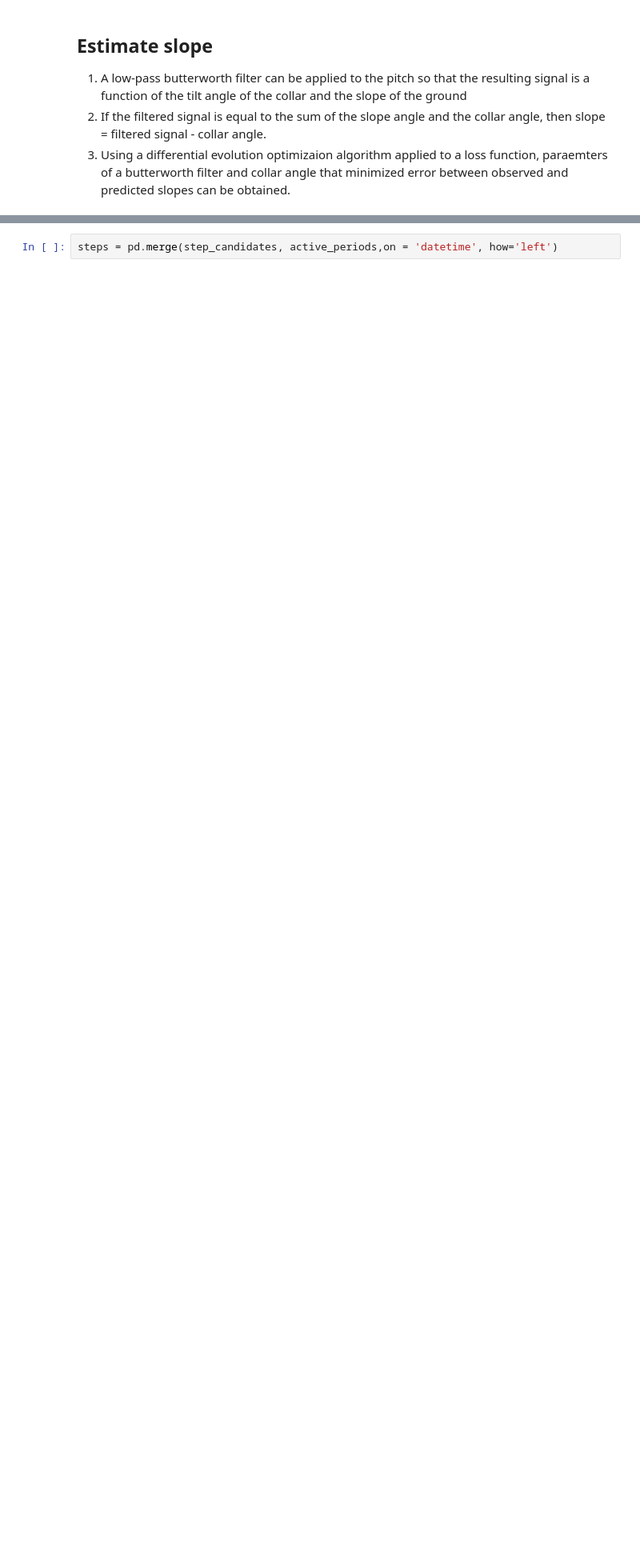
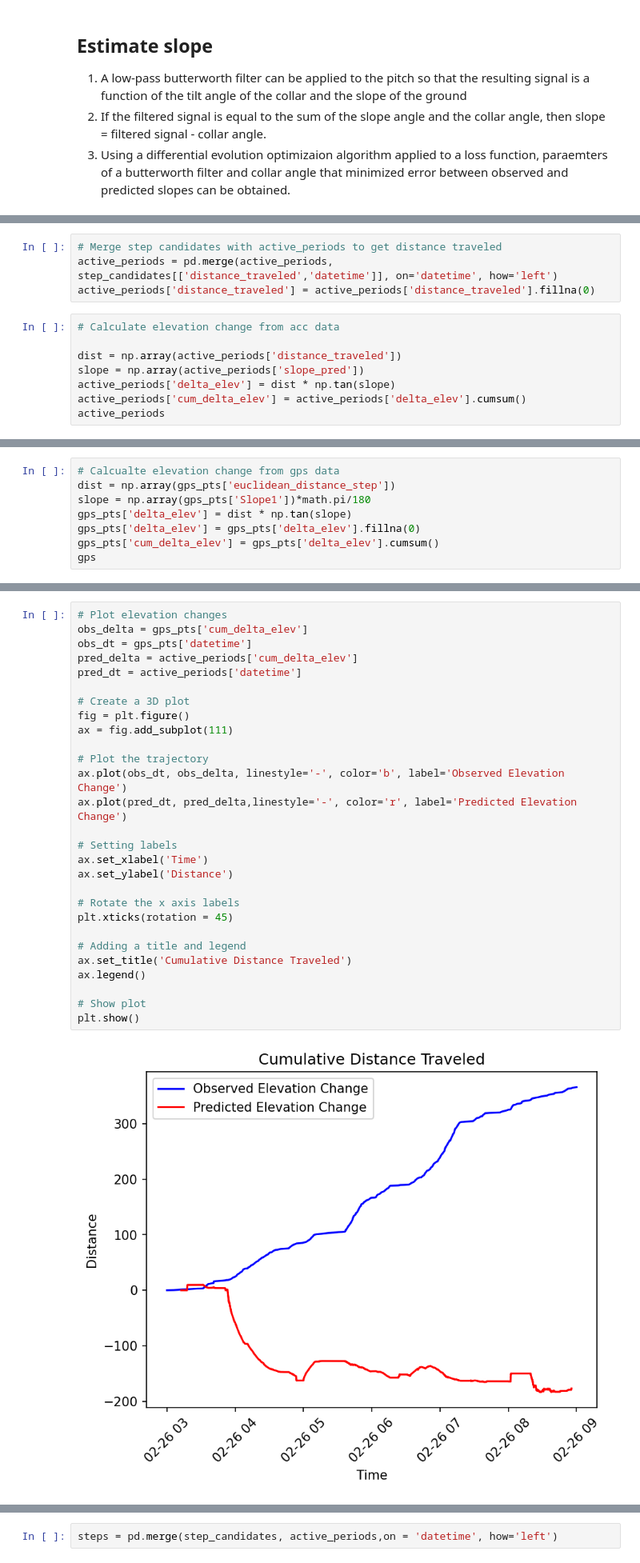
Before and after one commit to rhemitoth/Dead_Reckoning_Python, a Jupyter notebook: StepCount.ipynb, the cells around one changed output, grey strips where cells are left out. Shown: that part at 80% size. Cells and saved outputs as stored; diff of their text form; blank space fills up the shorter version.

Commit message:
slope vs elev

```diff
--- a/StepCount.ipynb
+++ b/StepCount.ipynb
@@ -757,0 +752,12 @@ plt.show()
+# %%
+# Merge step candidates with active_periods to get distance traveled
+active_periods = pd.merge(active_periods, step_candidates[['distance_traveled','datetime']], on='datetime', how='left')
+active_periods['distance_traveled'] = active_periods['distance_traveled'].fillna(0)
+# %%
+# Calculate elevation change from acc data
+
+dist = np.array(active_periods['distance_traveled'])
+slope = np.array(active_periods['slope_pred'])
+active_periods['delta_elev'] = dist * np.tan(slope)
+active_periods['cum_delta_elev'] = active_periods['delta_elev'].cumsum()
+active_periods
@@ -757,0 +778,8 @@ plt.show()
+# %%
+# Calcualte elevation change from gps data
+dist = np.array(gps_pts['euclidean_distance_step'])
+slope = np.array(gps_pts['Slope1'])*math.pi/180
+gps_pts['delta_elev'] = dist * np.tan(slope)
+gps_pts['delta_elev'] = gps_pts['delta_elev'].fillna(0)
+gps_pts['cum_delta_elev'] = gps_pts['delta_elev'].cumsum()
+gps
@@ -758,3 +800,33 @@ plt.show()
+# %%
+# Plot elevation changes
+obs_delta = gps_pts['cum_delta_elev']
+obs_dt = gps_pts['datetime']
+pred_delta = active_periods['cum_delta_elev']
+pred_dt = active_periods['datetime']
+
+# Create a 3D plot
+fig = plt.figure()
+ax = fig.add_subplot(111)
+
+# Plot the trajectory
+ax.plot(obs_dt, obs_delta, linestyle='-', color='b', label='Observed Elevation Change')
+ax.plot(pred_dt, pred_delta,linestyle='-', color='r', label='Predicted Elevation Change')
+
+# Setting labels
+ax.set_xlabel('Time')
+ax.set_ylabel('Distance')
+
+# Rotate the x axis labels
+plt.xticks(rotation = 45)
+
+# Adding a title and legend
+ax.set_title('Cumulative Distance Traveled')
+ax.legend()
+
+# Show plot
+plt.show()
+# %% [output]
+[figure, added]
 # %% [markdown]
 ## Estimate Energy Expenditure
 - Energy expenditure can be estimated using the same activation-relaxation cycling model (ARC model) employed by Berti et al. under the ENERSCAPE framework
```
Also changed, not shown: parts of 17 cells of this notebook.
